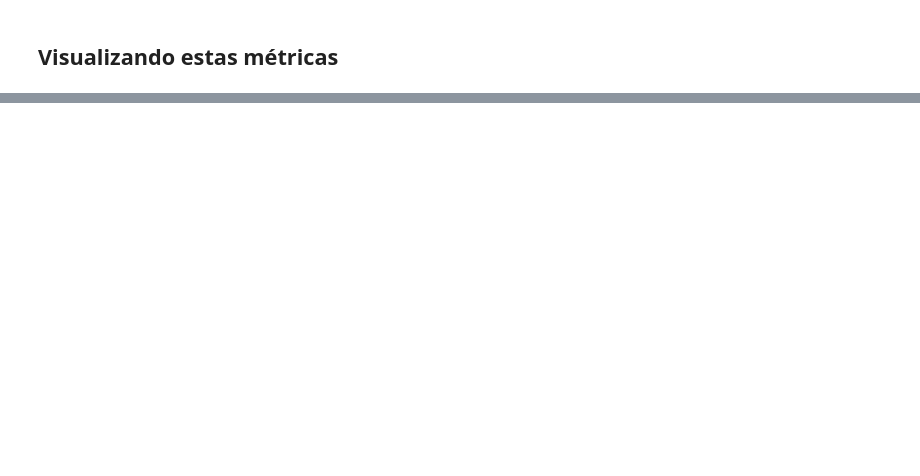
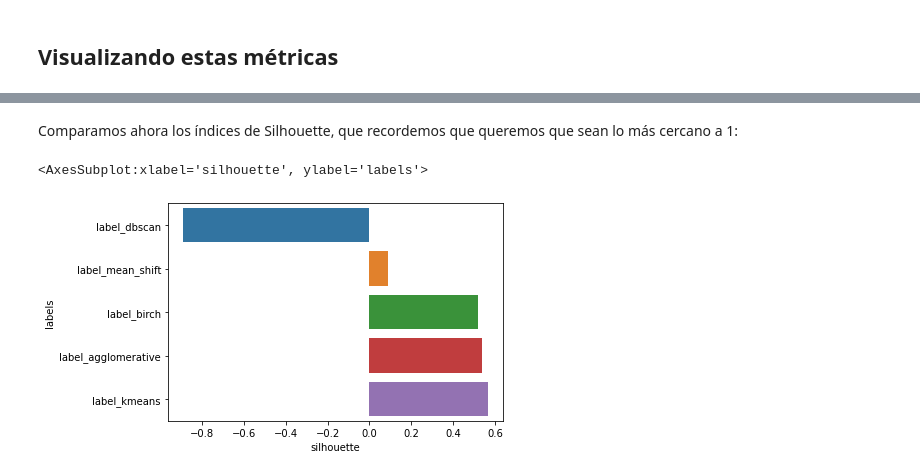
Before and after one commit to SergioQuijanoRey/PracticasInteligenciaNegocio, a Jupyter notebook: Práctica 2/Casos de estudio.ipynb, the cells around one changed output, grey strips where cells are left out. Cells and saved outputs as stored; diff of their text form; code cells hidden in the pictures; blank space fills up the shorter version.

```diff
--- a/Práctica 2/Casos de estudio.ipynb
+++ b/Práctica 2/Casos de estudio.ipynb
@@ -657,0 +677,16 @@ sns.barplot(data = df_sns, x = "time (s)", y = "labels")
+# %% [markdown]
+Comparamos ahora los índices de Silhouette, que recordemos que queremos que sean lo más cercano a 1:
+# %%
+silhouette = [global_metrics[label]["silhouette"] for label in labels]
+silhouette, labels = zip(*sorted(zip(silhouette, labels)))
+
+# Creamos un dataframe para mostrar usando seaborn
+df_sns = pd.DataFrame()
+df_sns["labels"] = labels
+df_sns["silhouette"] = silhouette
+
+# Mostramos la grafica buscada
+sns.barplot(data = df_sns, x = "silhouette", y = "labels")
+# %% [output]
+<AxesSubplot:xlabel='silhouette', ylabel='labels'>
+[figure, added]
```
Also changed, not shown: parts of 12 cells of this notebook.
